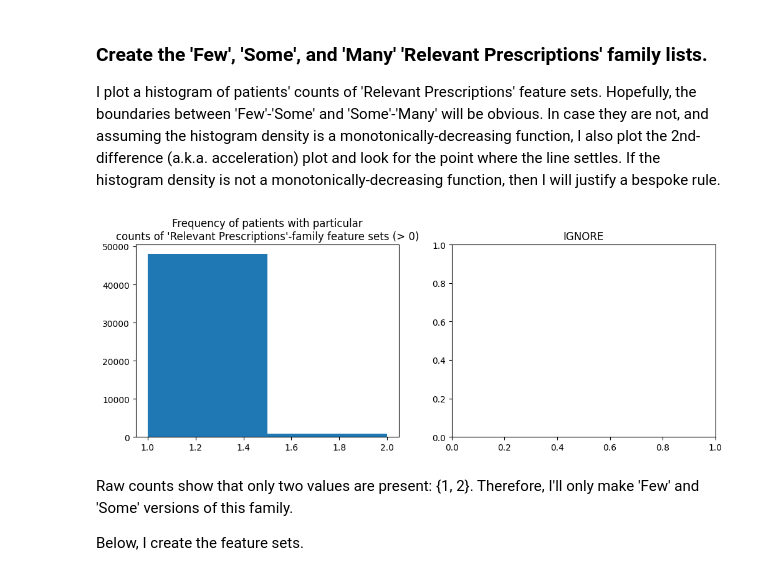
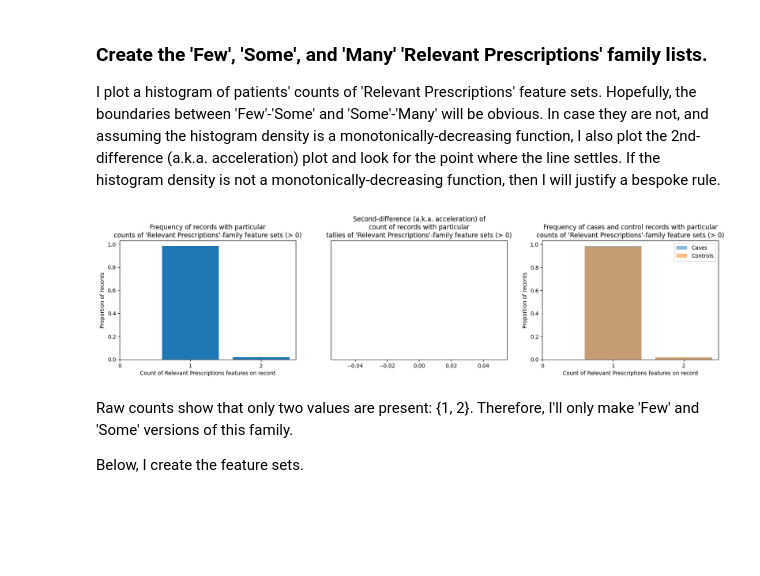
Before and after one commit to ConnectedBradford/c-mcinerney-workspace, a Jupyter notebook: UNSEEN_create_feature_sets_appendix3.ipynb, the cells around one changed output. Saved outputs shown, nothing was run; the diff lists cells and outputs as text; code cells hidden in the pictures; blank space fills up the shorter version.

```diff
--- a/UNSEEN_create_feature_sets_appendix3.ipynb
+++ b/UNSEEN_create_feature_sets_appendix3.ipynb
@@ -614,27 +833,69 @@ none_relevantPrescriptions = ~ notNone_relevantPrescriptions
 
 I plot a histogram of patients' counts of 'Relevant Prescriptions' feature sets. Hopefully, the boundaries between 'Few'-'Some' and 'Some'-'Many' will be obvious. In case they are not, and assuming the histogram density is a monotonically-decreasing function, I also plot the 2nd-difference (a.k.a. acceleration) plot and look for the point where the line settles. If the histogram density is not a monotonically-decreasing function, then I will justify a bespoke rule.
 # %%
-countvar = array_notNone_relevantPrescriptions.sum(axis = 1)
-countvar = countvar[countvar > 0]
+# Data.
+countvar_overall = array_notNone_relevantPrescriptions.sum(axis = 1)
+countvar_overall = countvar_overall[countvar_overall > 0]
+proportion_overall = countvar_overall.value_counts() / len(countvar_overall)
+x_range_overall = range( len(proportion_overall)+1 )[1:]
+
+countvar_cases = array_notNone_relevantPrescriptions.loc[caseness_array.caseness_1isYes == 1,:].sum(axis = 1)
+countvar_cases = countvar_cases[countvar_cases > 0]
+proportion_cases = countvar_cases.value_counts() / len(countvar_cases)
+x_range_cases = range( len(proportion_cases)+1 )[1:]
+
+countvar_controls = array_notNone_relevantPrescriptions.loc[caseness_array.caseness_1isYes != 1,:].sum(axis = 1)
+countvar_controls = countvar_controls[countvar_controls > 0]
+proportion_controls = countvar_controls.value_counts() / len(countvar_controls)
+x_range_controls = range( len(proportion_controls)+1 )[1:]
+
+plot_df = pandas.DataFrame(list( range( int( max(proportion_overall.index) )+1 )  ))
+plot_df.columns = ['tally']
+appendage = pandas.DataFrame( [list( proportion_overall.index), list(proportion_overall.values)] ).transpose()
+appendage.columns = ['tally', 'propr_overall']
+
+appendage_cases = pandas.DataFrame( [list( proportion_cases.index), list(proportion_cases.values)] ).transpose()
+appendage_cases.columns = ['tally', 'propr_cases']
+
+appendage_controls = pandas.DataFrame( [list( proportion_controls.index), list(proportion_controls.values)] ).transpose()
+appendage_controls.columns = ['tally', 'propr_controls']
+
+plot_df = plot_df.merge(appendage, how = 'left').merge(appendage_cases, how = 'left').merge(appendage_controls, how = 'left')
+
 
 # Plot parameters.
-fig, axs = matplotlib.pyplot.subplots(1, 2, figsize = (12, 4))
+fig, axs = matplotlib.pyplot.subplots(1, 3, figsize = (20, 4))
 
-# Raw count histogram
-axs[0].hist(
-    countvar
-    ,bins = countvar.max().astype(int)
-)
-axs[0].set_title('Frequency of patients with particular\ncounts of \'Relevant Prescriptions\'-family feature sets (> 0)')
+# Subplot1: Raw count histogram.
+axs[0].bar(plot_df.tally, plot_df.propr_overall)
+axs[0].set_title('Frequency of records with particular\ncounts of \'Relevant Prescriptions\'-family feature sets (> 0)')
+axs[0].set_ylabel('Proportion of records')
+axs[0].set_xlabel('Count of Relevant Prescriptions features on record')
+axs[0].set_xticks(plot_df.tally)
 
-# Line plot of 2nd-differences.
-axs[1].set_title('IGNORE')
-# Not used because there are too few unique values.
+# Subplot2: Line plot of 2nd-differences.
+fd = countvar_overall.value_counts().iloc[:-1].astype(int).to_numpy()
+fd_lag = countvar_overall.value_counts().iloc[1:].astype(int).to_numpy()
+sd = (fd - fd_lag)[:-1]
+sd_lag = (fd - fd_lag)[1:]
+axs[1].plot(sd - sd_lag)
+axs[1].set_title('Second-difference (a.k.a. acceleration) of\ncount of records with particular\ntallies of \'Relevant Prescriptions\'-family feature sets (> 0)')
+axs[1].set_yticklabels([])
+axs[1].set_yticks([])
+
+# Subplot3: Case-control proportions.
+axs[2].bar(plot_df.tally, plot_df.propr_cases, label = 'Cases', alpha = 0.5)
+axs[2].bar(plot_df.tally, plot_df.propr_controls, label = 'Controls', alpha = 0.5)
+axs[2].set_title('Frequency of cases and control records with particular\ncounts of \'Relevant Prescriptions\'-family feature sets (> 0)')
+axs[2].legend(loc = 'best')
+axs[2].set_ylabel('Proportion of records')
+axs[2].set_xlabel('Count of Relevant Prescriptions features on record')
+axs[2].set_xticks(plot_df.tally)
 
 # Show plot.
 matplotlib.pyplot.show()
 # %% [output]
-[figure, old version]
+[figure, new version]
 # %% [markdown]
 Raw counts show that only two values are present: {1, 2}. Therefore, I'll only make 'Few' and 'Some' versions of this family.
 
```
Also changed, not shown: parts of 19 cells of this notebook, 2 other files.
